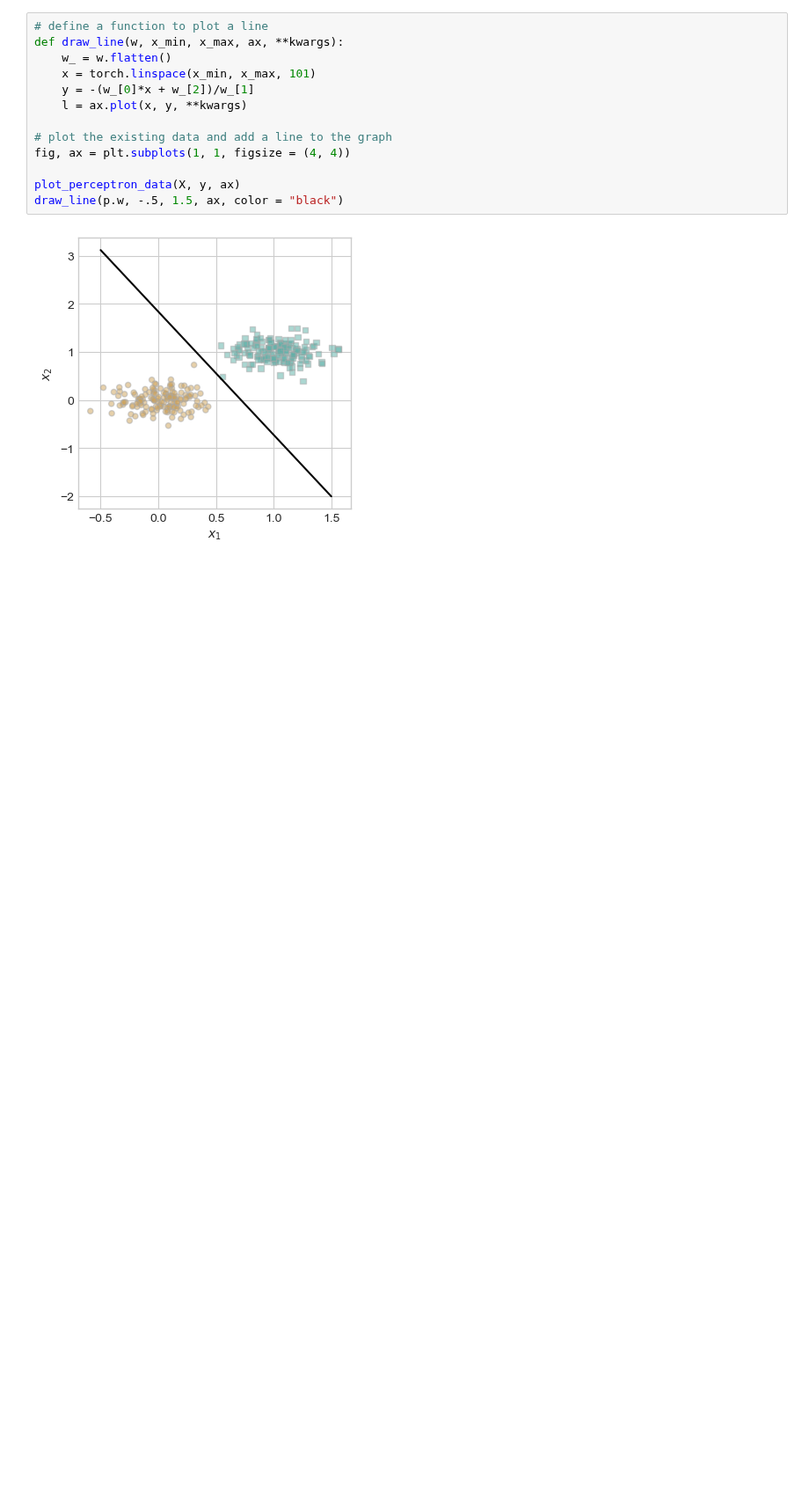
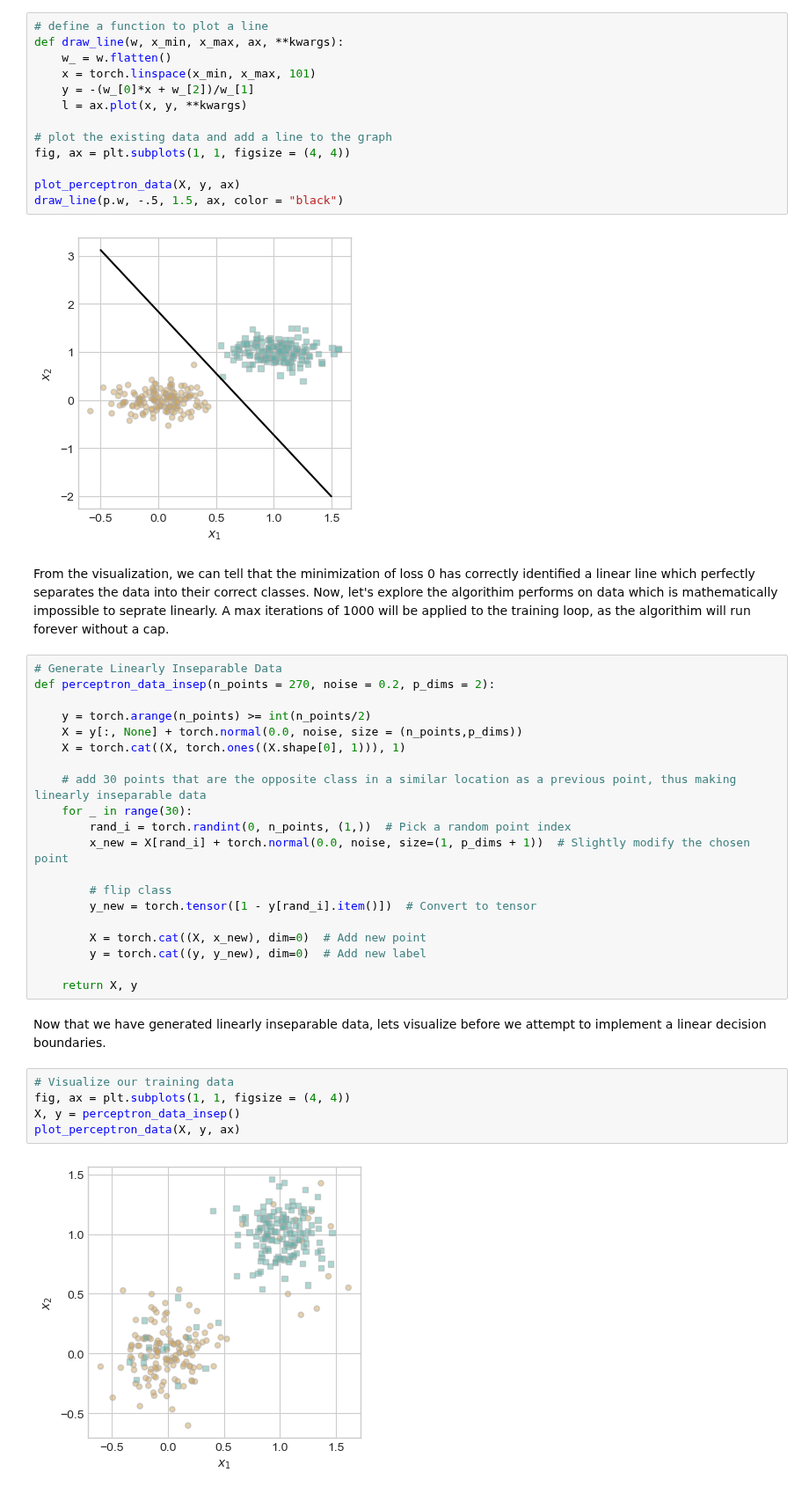
Before and after one commit to Nibsquatch/Nibsquatch.github.io, a Jupyter notebook: posts/Blog 4/index.ipynb, the cells around one changed output. Shown at 88% size. Drawn from its saved outputs; the diff is of its cells as text; blank space fills up the shorter version.

```diff
--- a/posts/Blog 4/index.ipynb
+++ b/posts/Blog 4/index.ipynb
@@ -109,3 +109,34 @@ plot_perceptron_data(X, y, ax)
 draw_line(p.w, -.5, 1.5, ax, color = "black")
 # %% [output]
 [figure]
+# %% [markdown]
+From the visualization, we can tell that the minimization of loss 0 has correctly identified a linear line which perfectly separates the data into their correct classes. Now, let's explore the algorithim performs on data which is mathematically impossible to seprate linearly. A max iterations of 1000 will be applied to the training loop, as the algorithim will run forever without a cap.
+# %%
+# Generate Linearly Inseparable Data
+def perceptron_data_insep(n_points = 270, noise = 0.2, p_dims = 2):
+
+    y = torch.arange(n_points) >= int(n_points/2)
+    X = y[:, None] + torch.normal(0.0, noise, size = (n_points,p_dims))
+    X = torch.cat((X, torch.ones((X.shape[0], 1))), 1)
+
+    # add 30 points that are the opposite class in a similar location as a previous point, thus making linearly inseparable data
+    for _ in range(30):
+        rand_i = torch.randint(0, n_points, (1,))  # Pick a random point index
+        x_new = X[rand_i] + torch.normal(0.0, noise, size=(1, p_dims + 1))  # Slightly modify the chosen point
+
+        # flip class
+        y_new = torch.tensor([1 - y[rand_i].item()])  # Convert to tensor
+
+        X = torch.cat((X, x_new), dim=0)  # Add new point
+        y = torch.cat((y, y_new), dim=0)  # Add new label
+
+    return X, y
+# %% [markdown]
+Now that we have generated linearly inseparable data, lets visualize before we attempt to implement a linear decision boundaries.
+# %%
+# Visualize our training data
+fig, ax = plt.subplots(1, 1, figsize = (4, 4))
+X, y = perceptron_data_insep()
+plot_perceptron_data(X, y, ax)
+# %% [output]
+[figure, added]
```
Also changed, not shown: parts of 8 cells of this notebook, 7 other files.
